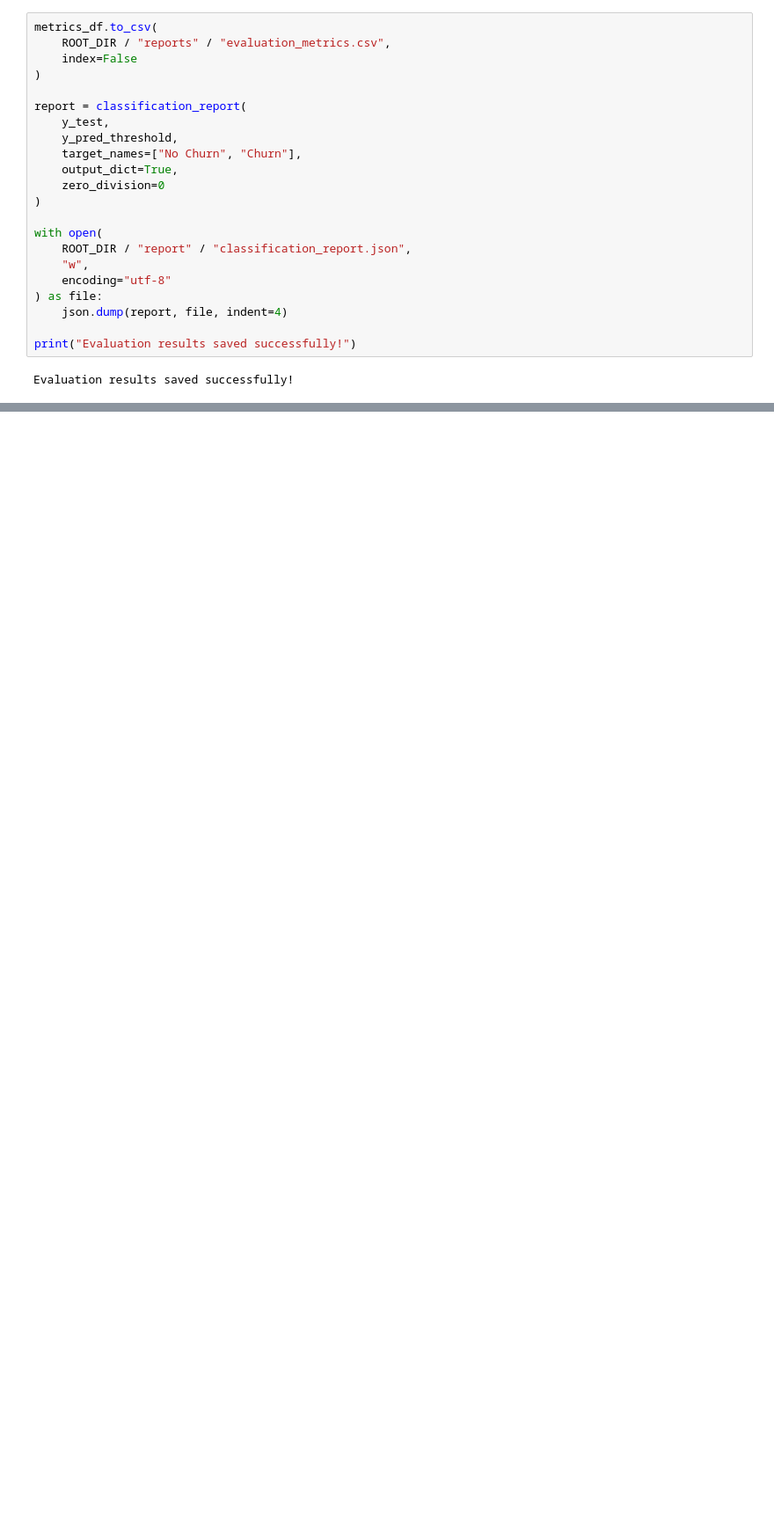
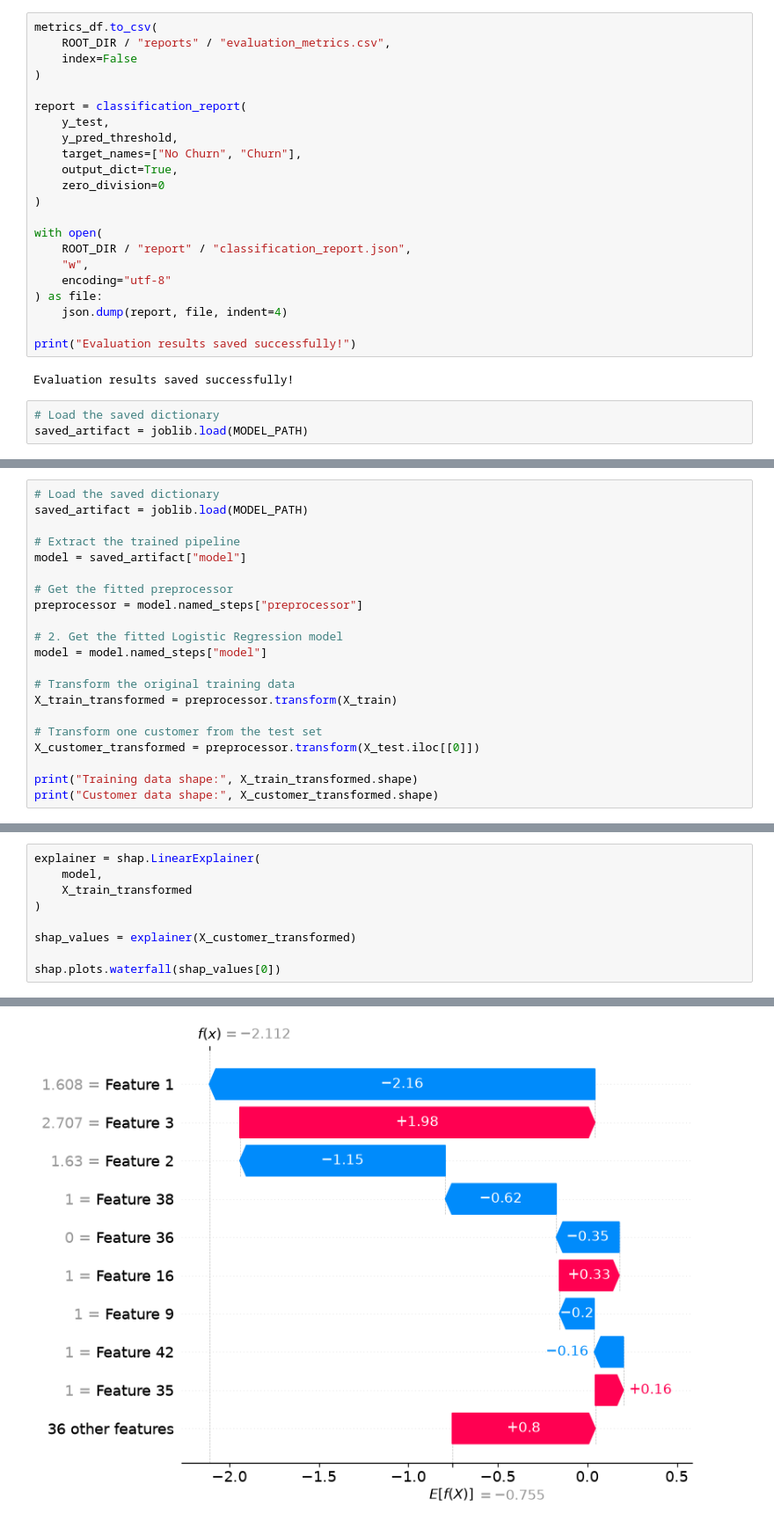
Before and after one commit to MotazHisham/telco-churn, a Jupyter notebook: notebooks/06_model_evaluation.ipynb, the cells around one changed output, grey strips where cells are left out. Shown at 88% size. Cells and saved outputs as stored; diff of their text form; blank space fills up the shorter version.

```diff
--- a/notebooks/06_model_evaluation.ipynb
+++ b/notebooks/06_model_evaluation.ipynb
@@ -182,3 +200,6 @@ with open(
 print("Evaluation results saved successfully!")
 # %% [output]
 Evaluation results saved successfully!
+# %%
+# Load the saved dictionary
+saved_artifact = joblib.load(MODEL_PATH)
@@ -184,0 +264,21 @@ Evaluation results saved successfully!
+# %%
+# Load the saved dictionary
+saved_artifact = joblib.load(MODEL_PATH)
+
+# Extract the trained pipeline
+model = saved_artifact["model"]
+
+# Get the fitted preprocessor
+preprocessor = model.named_steps["preprocessor"]
+
+# 2. Get the fitted Logistic Regression model
+model = model.named_steps["model"]
+
+# Transform the original training data
+X_train_transformed = preprocessor.transform(X_train)
+
+# Transform one customer from the test set
+X_customer_transformed = preprocessor.transform(X_test.iloc[[0]])
+
+print("Training data shape:", X_train_transformed.shape)
+print("Customer data shape:", X_customer_transformed.shape)
@@ -184,0 +288,10 @@ Evaluation results saved successfully!
+# %%
+explainer = shap.LinearExplainer(
+    model,
+    X_train_transformed
+)
+
+shap_values = explainer(X_customer_transformed)
+
+shap.plots.waterfall(shap_values[0])
+# %% [output]
@@ -184,0 +299 @@ Evaluation results saved successfully!
+[figure, added]
```
Also changed, not shown: parts of 7 cells of this notebook, 4 other files.
